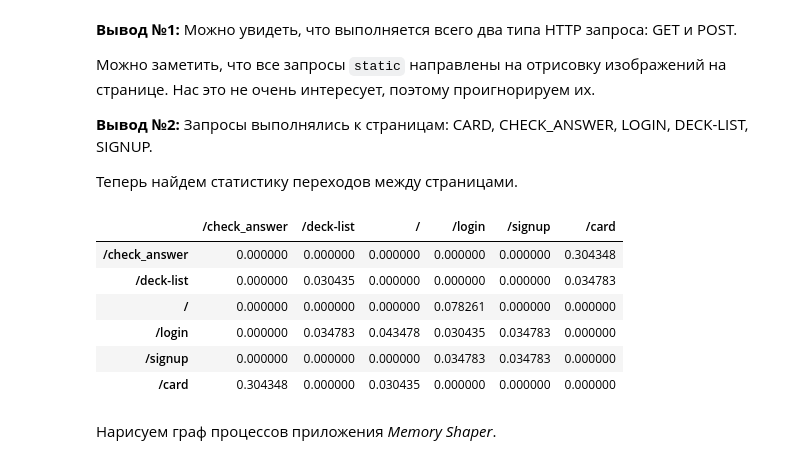
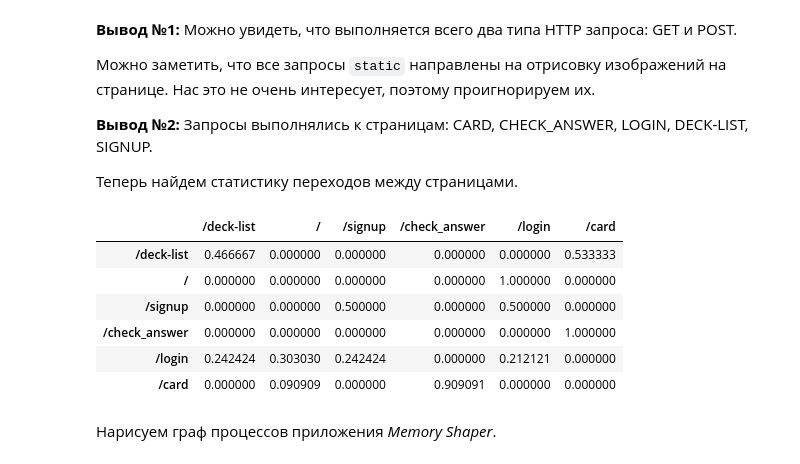
Before and after one commit to InfJoker/memory_shaper, a Jupyter notebook: logs/Анализ логов .ipynb, the cells around one changed output. Drawn from its saved outputs; the diff is of its cells as text; code cells hidden in the pictures.

```diff
--- a/logs/Анализ логов .ipynb
+++ b/logs/Анализ логов .ipynb
@@ -148,24 +148,28 @@ print(set(pages))
 # %%
 import pandas as pd
 
 pages_unique = set(pages)
 
 df = pd.DataFrame(columns=pages_unique, index=pages_unique)
 df.fillna(0, inplace=True)
 
 for i in range(len(pages) - 1):
     df[pages[i+1]][pages[i]] += 1
 
-df = df / len(pages)
+sums = df.sum(axis=1).copy()
+
+for col in df:
+    df[col] = df[col] / sums
+
 df
 # %% [output]
-|  | /check_answer | /deck-list | / | /login | /signup | /card |
-| /check_answer | 0.000000 | 0.000000 | 0.000000 | 0.000000 | 0.000000 | 0.304348 |
-| /deck-list | 0.000000 | 0.030435 | 0.000000 | 0.000000 | 0.000000 | 0.034783 |
-| / | 0.000000 | 0.000000 | 0.000000 | 0.078261 | 0.000000 | 0.000000 |
-| /login | 0.000000 | 0.034783 | 0.043478 | 0.030435 | 0.034783 | 0.000000 |
-| /signup | 0.000000 | 0.000000 | 0.000000 | 0.034783 | 0.034783 | 0.000000 |
-| /card | 0.304348 | 0.000000 | 0.030435 | 0.000000 | 0.000000 | 0.000000 |
+|  | /deck-list | / | /signup | /check_answer | /login | /card |
+| /deck-list | 0.466667 | 0.000000 | 0.000000 | 0.000000 | 0.000000 | 0.533333 |
+| / | 0.000000 | 0.000000 | 0.000000 | 0.000000 | 1.000000 | 0.000000 |
+| /signup | 0.000000 | 0.000000 | 0.500000 | 0.000000 | 0.500000 | 0.000000 |
+| /check_answer | 0.000000 | 0.000000 | 0.000000 | 0.000000 | 0.000000 | 1.000000 |
+| /login | 0.242424 | 0.303030 | 0.242424 | 0.000000 | 0.212121 | 0.000000 |
+| /card | 0.000000 | 0.090909 | 0.000000 | 0.909091 | 0.000000 | 0.000000 |
 # %% [markdown]
 Нарисуем граф процессов приложения *Memory Shaper*.
 # %%
```
Also changed, not shown: parts of 3 cells of this notebook.
